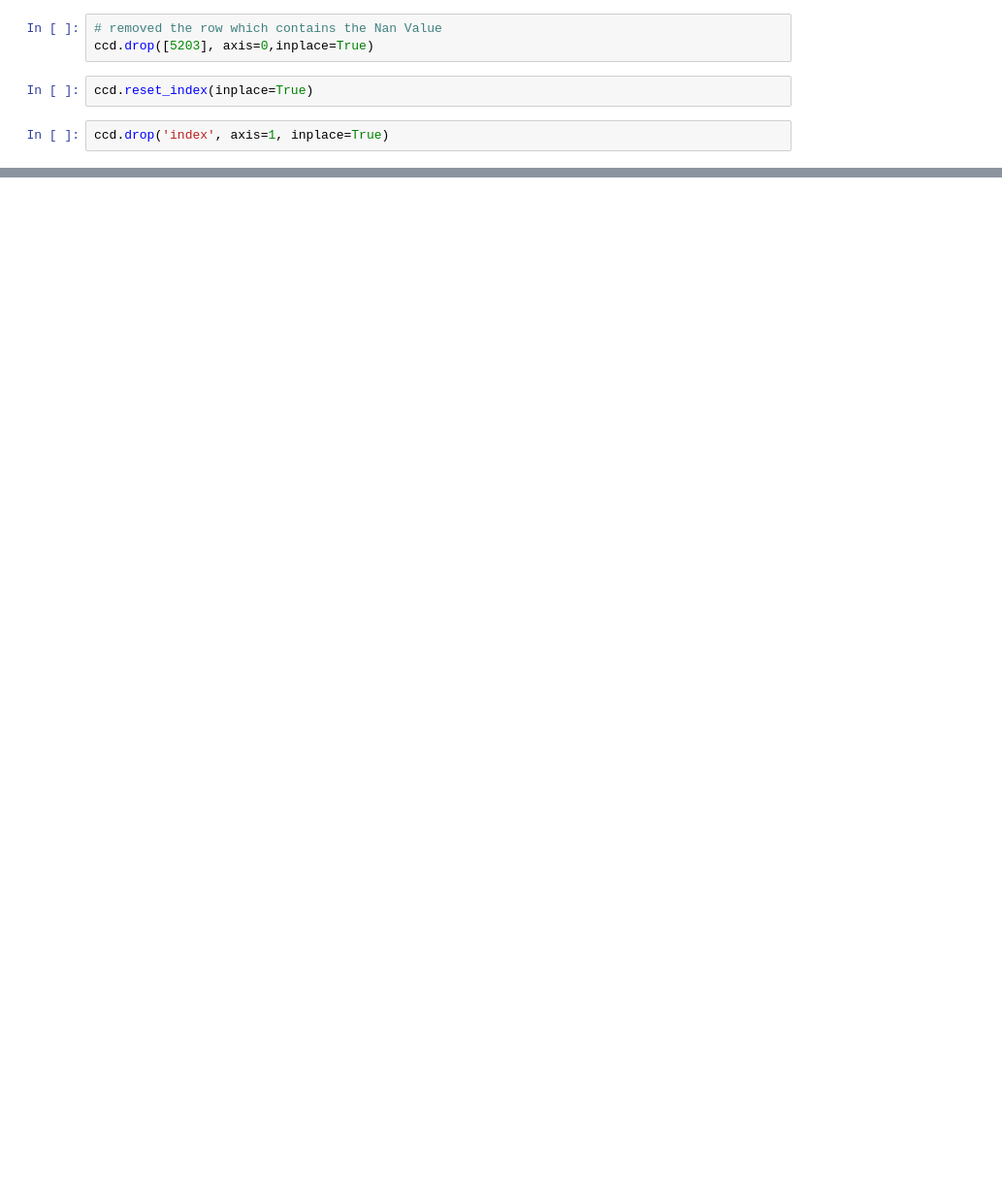
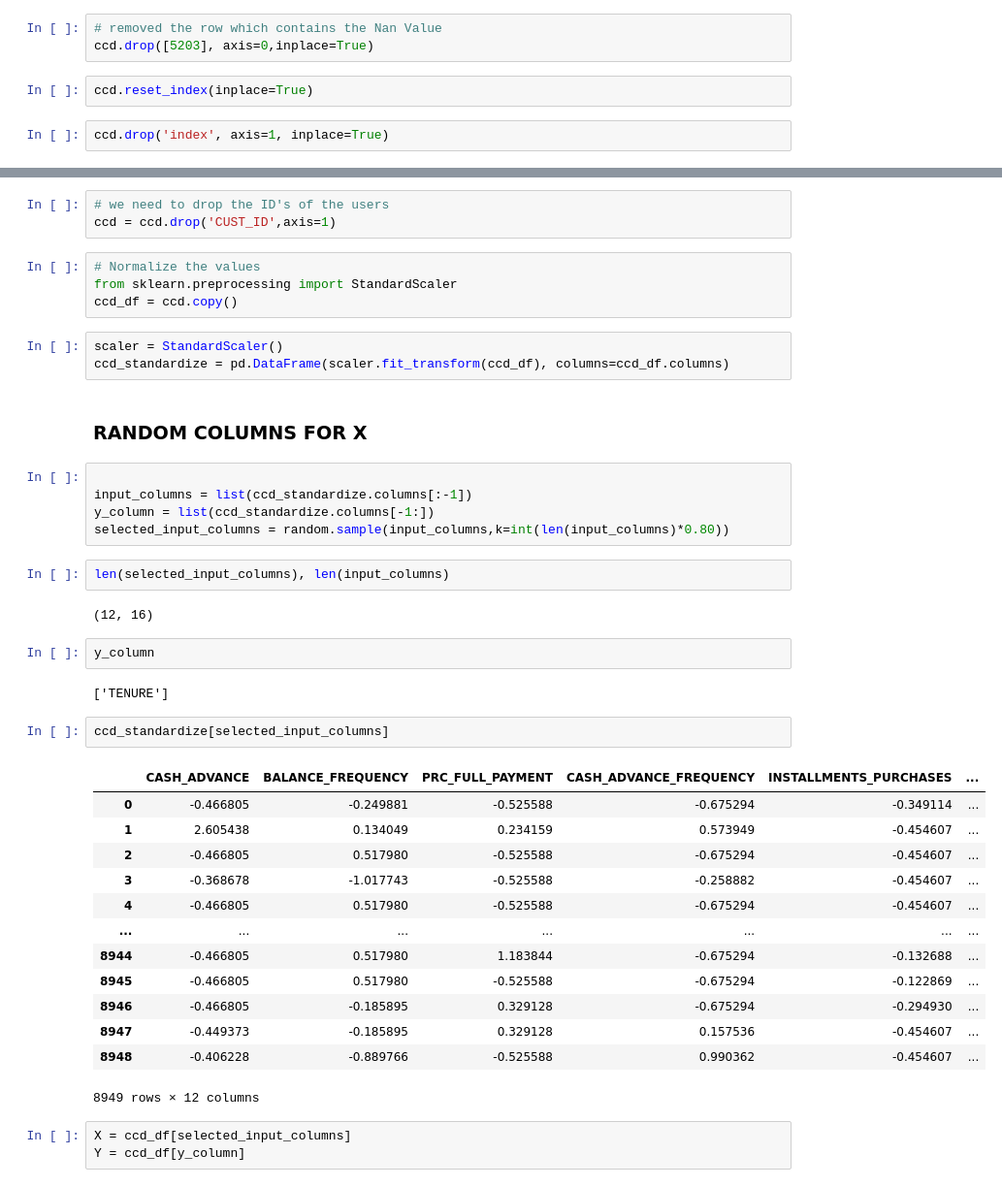
Before and after one commit to Ali-Alshaikh/Machine-Learning, a Jupyter notebook: assignment3.ipynb, the cells around one changed output, grey strips where cells are left out. Shown at 97% size. Saved outputs shown, nothing was run; the diff lists cells and outputs as text; blank space fills up the shorter version.

```diff
--- a/assignment3.ipynb
+++ b/assignment3.ipynb
@@ -117,0 +179,44 @@ memory usage: 1.2+ MB
+# %%
+# we need to drop the ID's of the users
+ccd = ccd.drop('CUST_ID',axis=1)
+# %%
+# Normalize the values
+from sklearn.preprocessing import StandardScaler
+ccd_df = ccd.copy()
+# %%
+scaler = StandardScaler()
+ccd_standardize = pd.DataFrame(scaler.fit_transform(ccd_df), columns=ccd_df.columns)
+# %% [markdown]
+### RANDOM COLUMNS FOR X
+# %%
+
+input_columns = list(ccd_standardize.columns[:-1])
+y_column = list(ccd_standardize.columns[-1:])
+selected_input_columns = random.sample(input_columns,k=int(len(input_columns)*0.80))
+# %%
+len(selected_input_columns), len(input_columns)
+# %% [output]
+(12, 16)
+# %%
+y_column
+# %% [output]
+['TENURE']
+# %%
+ccd_standardize[selected_input_columns]
+# %% [output]
+|  | CASH_ADVANCE | BALANCE_FREQUENCY | PRC_FULL_PAYMENT | CASH_ADVANCE_FREQUENCY | INSTALLMENTS_PURCHASES | ... |
+| 0 | -0.466805 | -0.249881 | -0.525588 | -0.675294 | -0.349114 | ... |
+| 1 | 2.605438 | 0.134049 | 0.234159 | 0.573949 | -0.454607 | ... |
+| 2 | -0.466805 | 0.517980 | -0.525588 | -0.675294 | -0.454607 | ... |
+| 3 | -0.368678 | -1.017743 | -0.525588 | -0.258882 | -0.454607 | ... |
+| 4 | -0.466805 | 0.517980 | -0.525588 | -0.675294 | -0.454607 | ... |
+| ... | ... | ... | ... | ... | ... | ... |
+| 8944 | -0.466805 | 0.517980 | 1.183844 | -0.675294 | -0.132688 | ... |
+| 8945 | -0.466805 | 0.517980 | -0.525588 | -0.675294 | -0.122869 | ... |
+| 8946 | -0.466805 | -0.185895 | 0.329128 | -0.675294 | -0.294930 | ... |
+| 8947 | -0.449373 | -0.185895 | 0.329128 | 0.157536 | -0.454607 | ... |
+| 8948 | -0.406228 | -0.889766 | -0.525588 | 0.990362 | -0.454607 | ... |
+8949 rows × 12 columns
+# %%
+X = ccd_df[selected_input_columns]
+Y = ccd_df[y_column]
```
Also changed, not shown: parts of 29 cells of this notebook, 1 other file.
